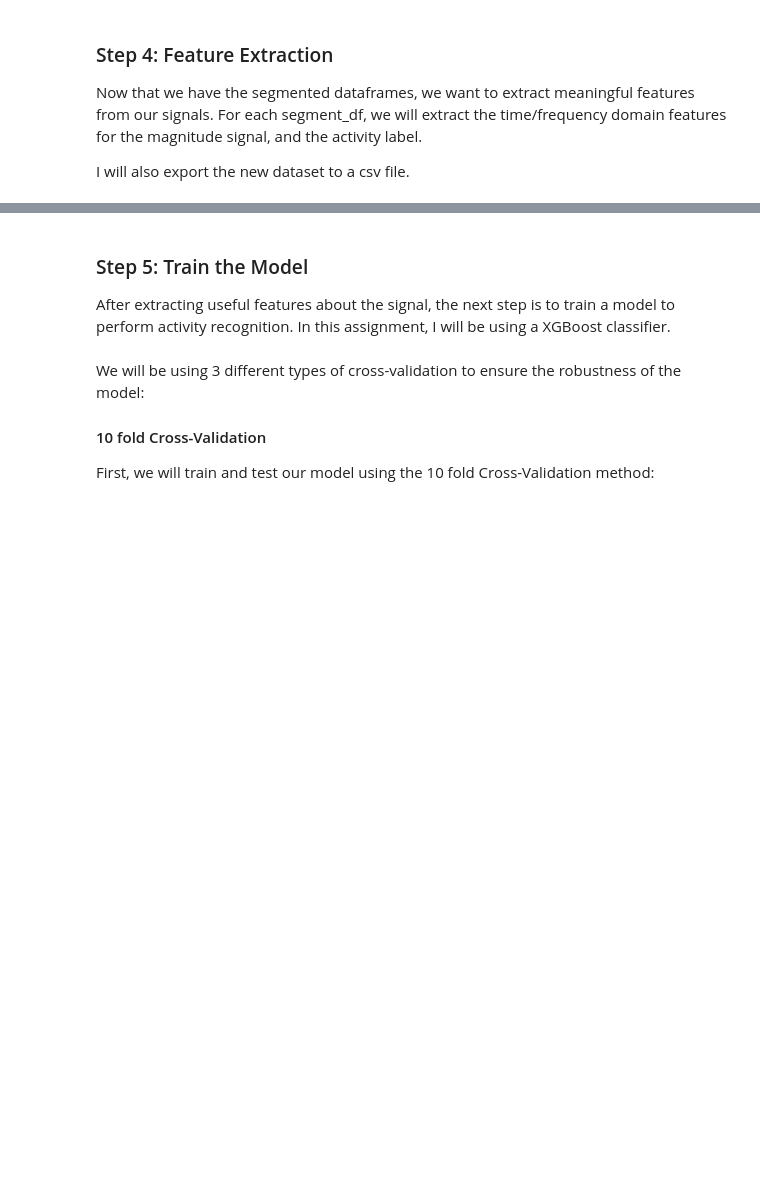
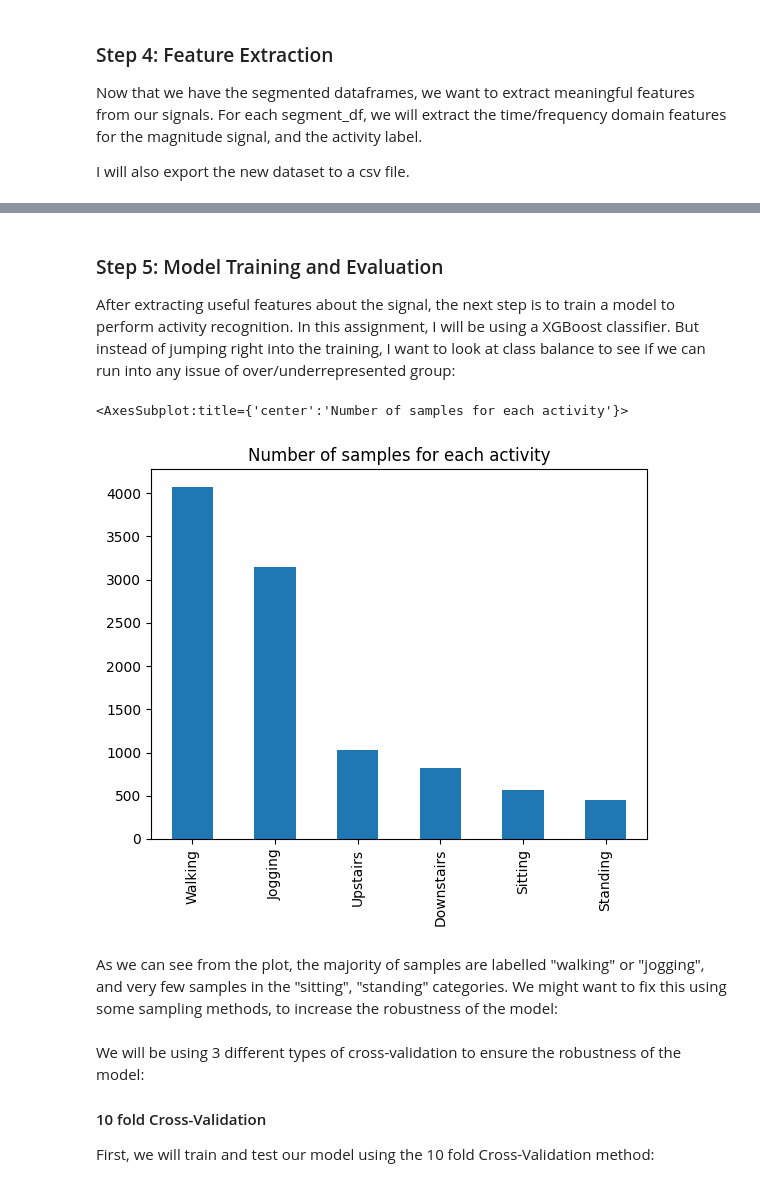
Before and after one commit to hvrlxy/HINF5300, a Jupyter notebook: Assignment2/code/activity_recognition.ipynb, the cells around one changed output, grey strips where cells are left out. Drawn from its saved outputs; the diff is of its cells as text; code cells hidden in the pictures; blank space fills up the shorter version.

```diff
--- a/Assignment2/code/activity_recognition.ipynb
+++ b/Assignment2/code/activity_recognition.ipynb
@@ -359,32 +362,3 @@ Number of segments:  10086
 Now that we have the segmented dataframes, we want to extract meaningful features from our signals. For each segment_df, we will extract the time/frequency domain features for the magnitude signal, and the activity label.
 
 I will also export the new dataset to a csv file.
-# %%
-# extract the features from the segmented signal
-extracted_df = pd.DataFrame(columns=["user-id", 'sig_mean', 'sig_std', 'sig_aad', 'sig_min', 'sig_max', 'sig_maxmin_diff', 'sig_median',
-            'sig_mad', 'sig_IQR', 'sig_neg_count', 'sig_pos_count', 'sig_above_mean', 'sig_num_peaks', 'sig_skew', 'sig_kurtosis',
-            'sig_energy', 'sig_sma', 'sig_fft_dc', 'sig_fft_mean', 'sig_fft_std', 'sig_fft_aad', 'sig_fft_min', 'sig_fft_max',
-            'sig_fft_maxmin_diff', 'sig_fft_median', 'sig_fft_mad', 'sig_fft_IQR', 'sig_fft_neg_count', 'sig_fft_pos_count',
-            'sig_fft_above_mean', 'sig_fft_num_peaks', 'sig_fft_skew', 'sig_fft_kurtosis',
-            'sig_fft_energy', 'sig_fft_sma', 'activity_label'])
-
-
-for df in segmented_dfs:
-    # get the user id
-    user_id = df['user-id'].iloc[0]
-    # get the activity label
-    activity_label = df['activity'].iloc[0]
-    #extract time domain the features from the magnitude signal
-    time_domain_features = get_time_series_features(df['magnitude'])
-    #extract the features from the fft of the magnitude signal
-    fft_features = get_freq_domain_features(df['magnitude'])
-    #combine the features
-    features = [user_id] + time_domain_features + fft_features + [activity_label]
-    #append the features to the dataframe
-    extracted_df.loc[len(extracted_df)] = features
-
-# export the extracted features to a csv file
-extracted_df.to_csv(ROOT_DIR + '/../data/clean/extracted_features.csv', index=False)
-
-# print the first 5 rows of the extracted features
-extracted_df.head()
@@ -399,4 +425,14 @@ extracted_df.head()
 # %% [markdown]
-### Step 5: Train the Model
+### Step 5: Model Training and Evaluation
 
-After extracting useful features about the signal, the next step is to train a model to perform activity recognition. In this assignment, I will be using a XGBoost classifier.
+After extracting useful features about the signal, the next step is to train a model to perform activity recognition. In this assignment, I will be using a XGBoost classifier. But instead of jumping right into the training, I want to look at class balance to see if we can run into any issue of over/underrepresented group:
+# %%
+# get the number of samples for each activity
+activity_counts = extracted_df['activity_label'].value_counts()
+# plot the number of samples for each activity
+activity_counts.plot(kind='bar', title='Number of samples for each activity')
+# %% [output]
+<AxesSubplot:title={'center':'Number of samples for each activity'}>
+[figure, added]
+# %% [markdown]
+As we can see from the plot, the majority of samples are labelled "walking" or "jogging", and very few samples in the "sitting", "standing" categories. We might want to fix this using some sampling methods, to increase the robustness of the model:
```
Also changed, not shown: parts of 14 cells of this notebook, 2 other files.
